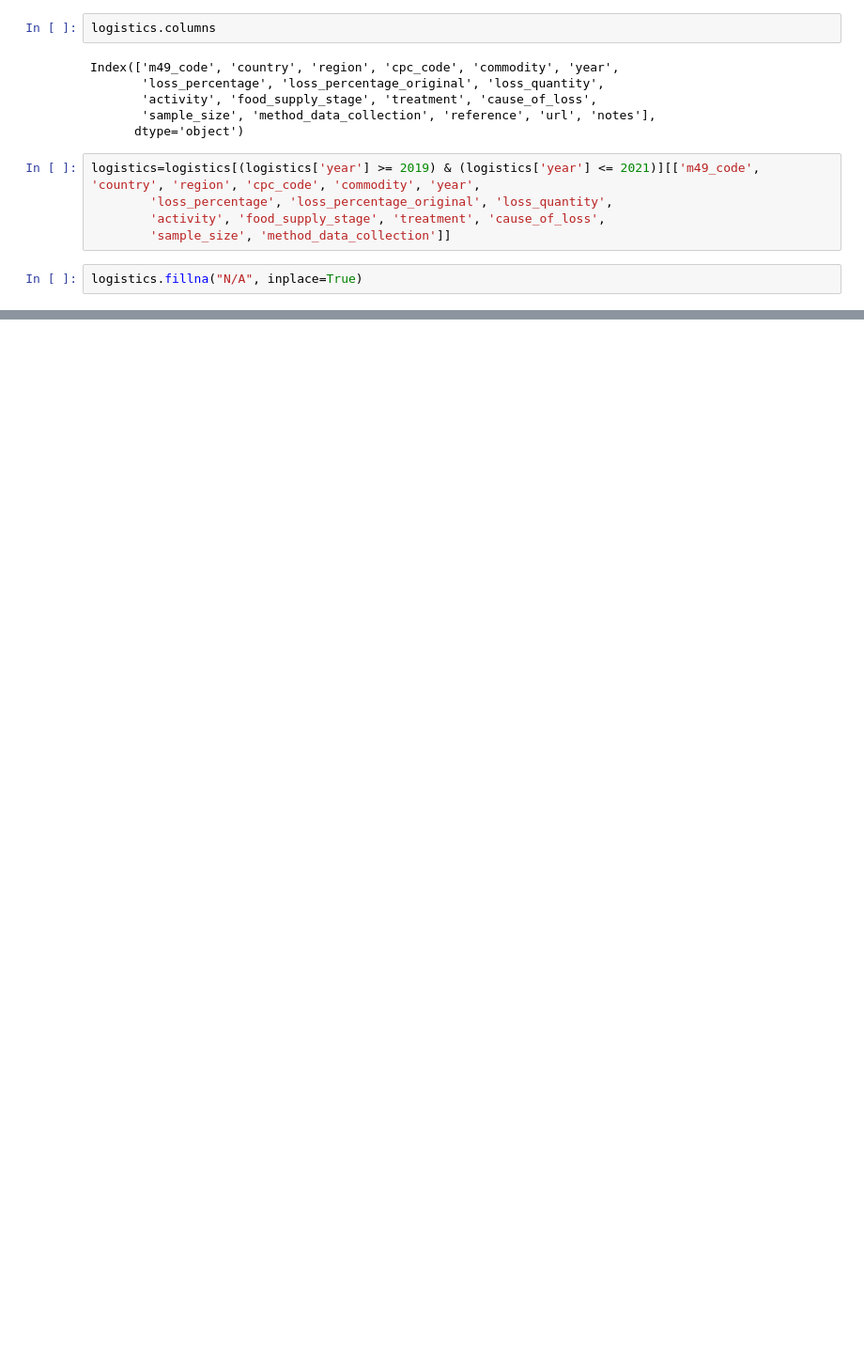
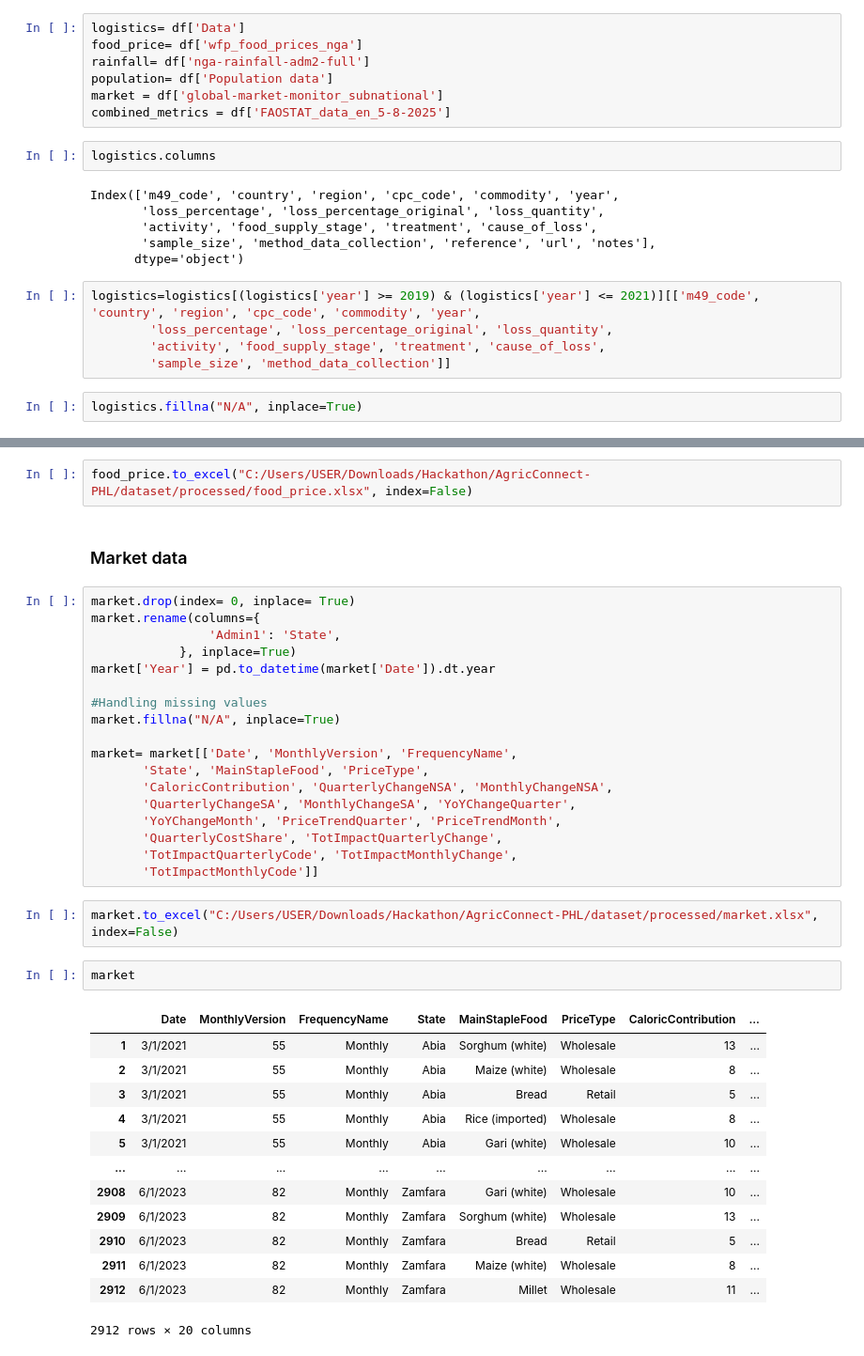
Before and after one commit to VictorThrive/AgricConnect-PHL, a Jupyter notebook: clean/clean.ipynb, the cells around one changed output, grey strips where cells are left out. Shown at 94% size. Drawn from its saved outputs; the diff is of its cells as text; blank space fills up the shorter version.

Commit message:
Replaced the datasets

```diff
--- a/clean/clean.ipynb
+++ b/clean/clean.ipynb
@@ -191,3 +219,10 @@ logistics= df['Data']
+# %%
+logistics= df['Data']
+food_price= df['wfp_food_prices_nga']
+rainfall= df['nga-rainfall-adm2-full']
+population= df['Population data']
+market = df['global-market-monitor_subnational']
+combined_metrics = df['FAOSTAT_data_en_5-8-2025']
 # %%
 logistics.columns
 # %% [output]
@@ -225,0 +255,40 @@ logistics
+# %%
+food_price.to_excel("C:/Users/USER/Downloads/Hackathon/AgricConnect-PHL/dataset/processed/food_price.xlsx", index=False)
+# %% [markdown]
+### Market data
+# %%
+market.drop(index= 0, inplace= True)
+market.rename(columns={
+                'Admin1': 'State',
+            }, inplace=True)
+market['Year'] = pd.to_datetime(market['Date']).dt.year
+
+#Handling missing values
+market.fillna("N/A", inplace=True)
+
+market= market[['Date', 'MonthlyVersion', 'FrequencyName',
+       'State', 'MainStapleFood', 'PriceType',
+       'CaloricContribution', 'QuarterlyChangeNSA', 'MonthlyChangeNSA',
+       'QuarterlyChangeSA', 'MonthlyChangeSA', 'YoYChangeQuarter',
+       'YoYChangeMonth', 'PriceTrendQuarter', 'PriceTrendMonth',
+       'QuarterlyCostShare', 'TotImpactQuarterlyChange',
+       'TotImpactQuarterlyCode', 'TotImpactMonthlyChange',
+       'TotImpactMonthlyCode']]
+# %%
+market.to_excel("C:/Users/USER/Downloads/Hackathon/AgricConnect-PHL/dataset/processed/market.xlsx", index=False)
+# %%
+market
+# %% [output]
+|  | Date | MonthlyVersion | FrequencyName | State | MainStapleFood | PriceType | CaloricContribution | ... |
+| 1 | 3/1/2021 | 55 | Monthly | Abia | Sorghum (white) | Wholesale | 13 | ... |
+| 2 | 3/1/2021 | 55 | Monthly | Abia | Maize (white) | Wholesale | 8 | ... |
+| 3 | 3/1/2021 | 55 | Monthly | Abia | Bread | Retail | 5 | ... |
+| 4 | 3/1/2021 | 55 | Monthly | Abia | Rice (imported) | Wholesale | 8 | ... |
+| 5 | 3/1/2021 | 55 | Monthly | Abia | Gari (white) | Wholesale | 10 | ... |
+| ... | ... | ... | ... | ... | ... | ... | ... | ... |
+| 2908 | 6/1/2023 | 82 | Monthly | Zamfara | Gari (white) | Wholesale | 10 | ... |
+| 2909 | 6/1/2023 | 82 | Monthly | Zamfara | Sorghum (white) | Wholesale | 13 | ... |
+| 2910 | 6/1/2023 | 82 | Monthly | Zamfara | Bread | Retail | 5 | ... |
+| 2911 | 6/1/2023 | 82 | Monthly | Zamfara | Maize (white) | Wholesale | 8 | ... |
+| 2912 | 6/1/2023 | 82 | Monthly | Zamfara | Millet | Wholesale | 11 | ... |
+2912 rows × 20 columns
```
Also changed, not shown: parts of 20 cells of this notebook, 12 other files.
